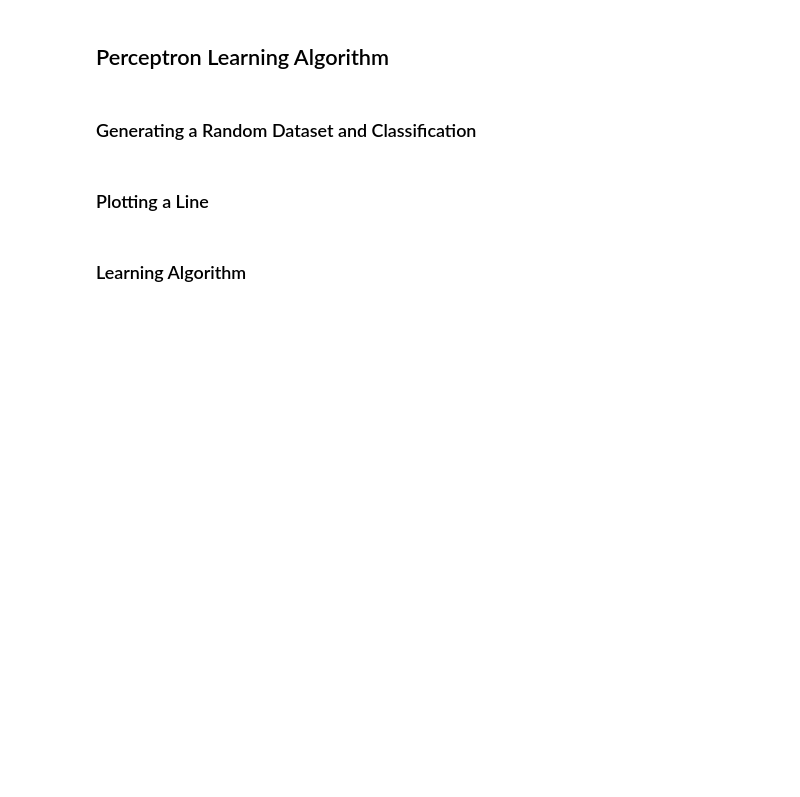
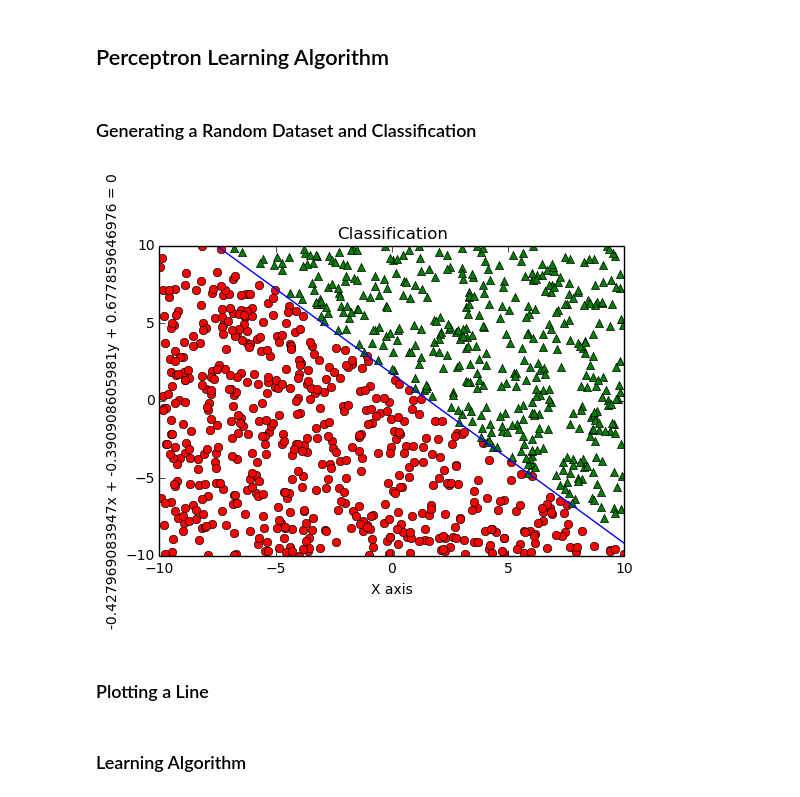
Before and after one commit to Aniket1313/NeuralNetworkNotebooks, a Jupyter notebook: Perceptron Learning Algorithm and Numpy Practice.ipynb, the cells around one changed output. Drawn from its saved outputs; the diff is of its cells as text; code cells hidden in the pictures; blank space fills up the shorter version.

```diff
--- a/Perceptron Learning Algorithm and Numpy Practice.ipynb
+++ b/Perceptron Learning Algorithm and Numpy Practice.ipynb
@@ -220,7 +221,7 @@ class SinglelayeredNetwork(object):
 # %%
 # We are generating a random sample with n elements with maximum and minimum values
 
-numOfPoints = 10000
+numOfPoints = 1000
 maximum = 10.0
 minimum = -10.0
 dataset = []
@@ -230,33 +231,35 @@ OneXs = []
 OneYs = []
 classification = (random.random()*2-1, random.random()*2-1, random.random()*2-1)
 
 for i in range (0, numOfPoints):
     number1 = random.uniform(minimum, maximum)
     number2 = random.uniform(minimum, maximum)
     classType = 0.0
     if number1 * classification[0] + number2 * classification[1] + 1.0 * classification[2] > 0:
         classType = 1.0
     dataset.append([[number1, number2], [classType]])
     if classType == 0.0:
         ZeroXs.append(number1)
         ZeroYs.append(number2)
     elif classType == 1.0:
         OneXs.append(number1)
         OneYs.append(number2)
 
 x = np.linspace(minimum, maximum, 10000)
 y = []
 for xvalue in x:
     y.append((-1.0*classification[2]-classification[0]*xvalue)/classification[1])
 plt.xlim([minimum, maximum])
 plt.ylim([minimum, maximum])
 plt.title("Classification")
 plt.xlabel("X axis")
 plt.ylabel(str(classification[0]) + "x + " + str(classification[1])
            + "y + " + str(classification[2]) + " = 0")
 plt.plot(OneXs, OneYs, 'ro', ZeroXs, ZeroYs, 'g^')
 plt.plot(x, y)
 plt.show()
+# %% [output]
+[figure, added]
 # %% [markdown]
 ### Plotting a Line
 # %%
```
Also changed, not shown: parts of 15 cells of this notebook, 4 other files.
